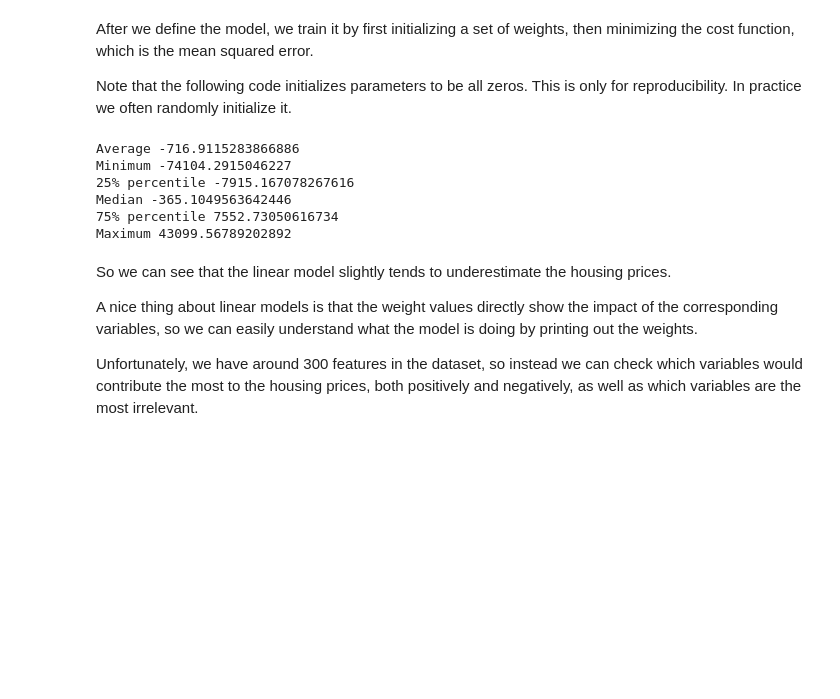
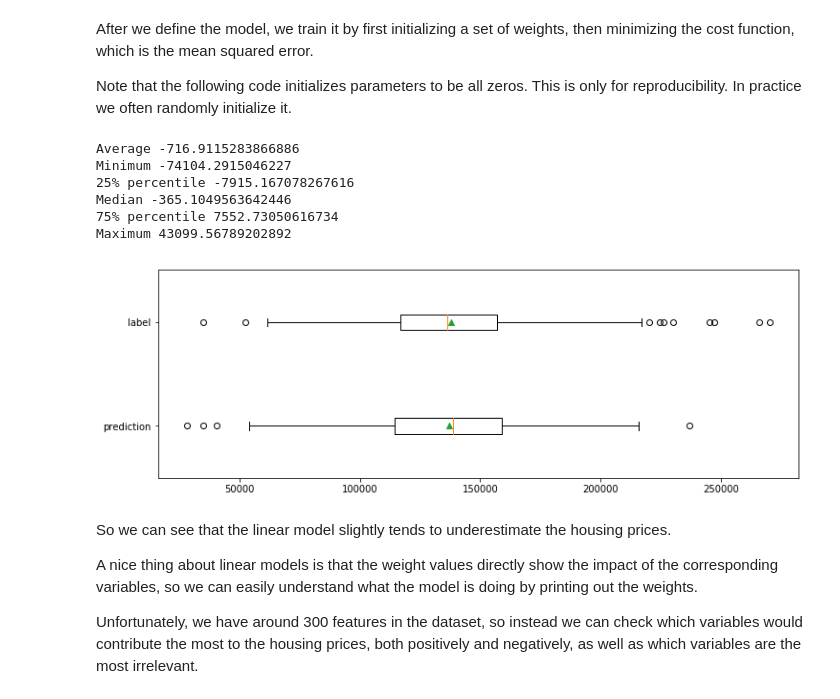
Before and after one commit to nyu-dl/Intro_to_ML_Lecture_Note, a Jupyter notebook: notebook/labs/12 - Linear Regression.ipynb, the cells around one changed output. Cells and saved outputs as stored; diff of their text form; code cells hidden in the pictures; blank space fills up the shorter version.

Commit message:
forget the actual data

```diff
--- a/notebook/labs/12 - Linear Regression.ipynb
+++ b/notebook/labs/12 - Linear Regression.ipynb
@@ -249,6 +249,8 @@ params = np.zeros(n_features + 1)
 model = scipy.optimize.minimize(cost, params, (train_data, train_labels), jac=cost_grad, options={'maxiter': 50000})
 params = model.x
 # %%
+%matplotlib inline
+import matplotlib.pyplot as plt
 def print_distribution_summary(a):
     print('Average', a.mean())
     # Check the distribution by looking at minimum, maximum, and quartiles.
@@ -257,19 +259,25 @@ def print_distribution_summary(a):
     print('Median', np.percentile(a, 50))
     print('75% percentile', np.percentile(a, 75))
     print('Maximum', a.max())
+
+def plot_distribution_summaries(arrs, labels):
+    plt.gcf().set_size_inches(12, 4)
+    plt.boxplot(arrs, labels=labels, vert=False, showmeans=True)
 # %%
 test_prediction = predict(params, test_data)
 actual_prediction = test_prediction * std_saleprice + mean_saleprice # undo the normalization
 # Check whether the model tends to underestimate or overestimate the housing price
 error = actual_prediction - actual_test_labels
 print_distribution_summary(error)
+plot_distribution_summaries([actual_prediction, actual_test_labels], ['prediction', 'label'])
 # %% [output]
 Average -716.9115283866886
 Minimum -74104.2915046227
 25% percentile -7915.167078267616
 Median -365.1049563642446
 75% percentile 7552.73050616734
 Maximum 43099.56789202892
+[figure, added]
 # %% [markdown]
 So we can see that the linear model slightly tends to underestimate the housing prices.
 
```
Also changed, not shown: parts of 4 cells of this notebook, 2 other files.
